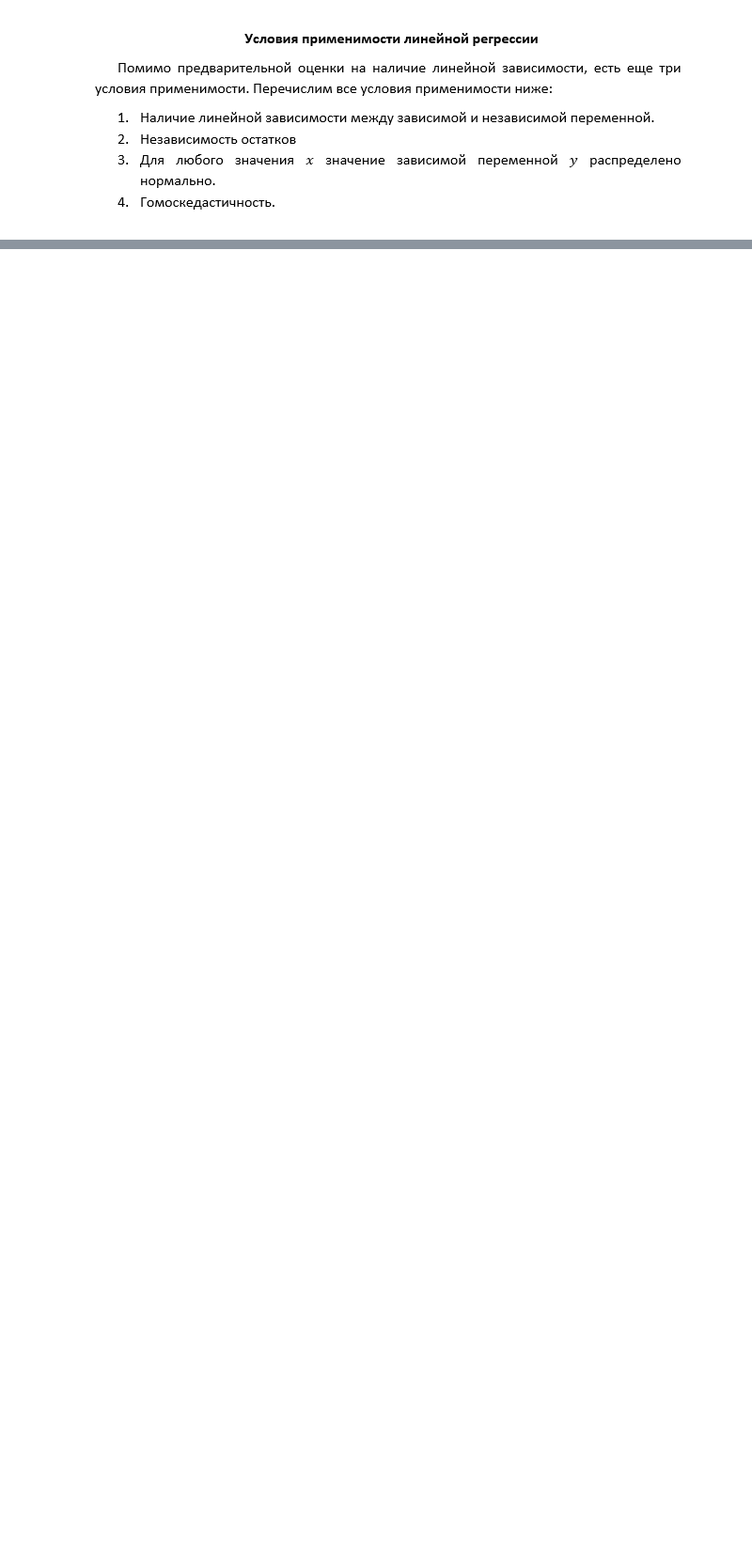
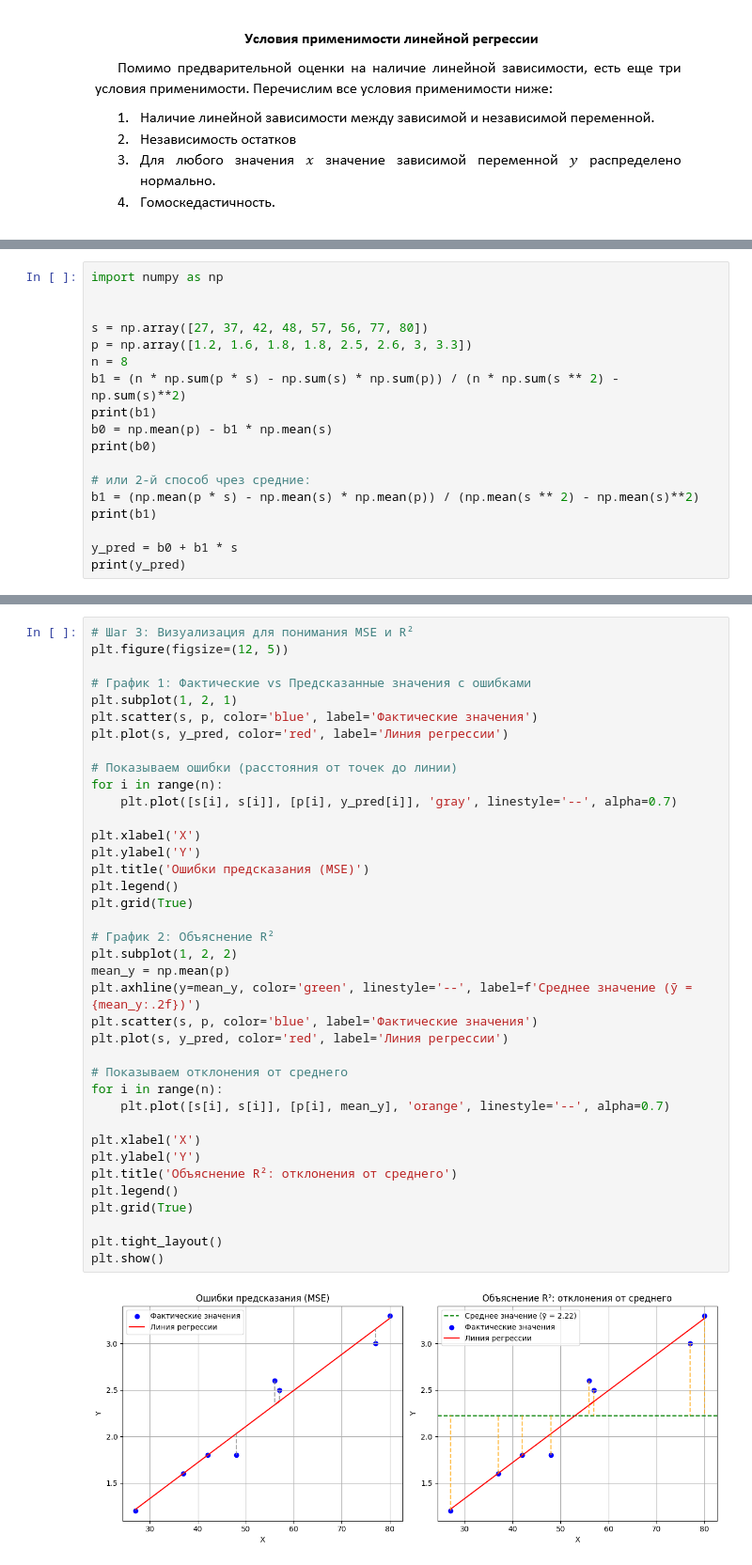
Before and after one commit to antipovaya/probability-theory-and-mathematical-statistics, a Jupyter notebook: Линейная_регрессия_Логистическая_регрессия.ipynb, the cells around one changed output, grey strips where cells are left out. Shown: that part at 94% size. Cells and saved outputs as stored; diff of their text form; blank space fills up the shorter version.

```diff
--- a/Линейная_регрессия_Логистическая_регрессия.ipynb
+++ b/Линейная_регрессия_Логистическая_регрессия.ipynb
@@ -4,3 +4,21 @@
 ![image.png](embedded-picture-1)
 # %% [markdown]
 ![image.png](embedded-picture-1)
+# %%
+import numpy as np
+
+
+s = np.array([27, 37, 42, 48, 57, 56, 77, 80])
+p = np.array([1.2, 1.6, 1.8, 1.8, 2.5, 2.6, 3, 3.3])
+n = 8
+b1 = (n * np.sum(p * s) - np.sum(s) * np.sum(p)) / (n * np.sum(s ** 2) - np.sum(s)**2)
+print(b1)
+b0 = np.mean(p) - b1 * np.mean(s)
+print(b0)
+
+# или 2-й способ чрез средние:
+b1 = (np.mean(p * s) - np.mean(s) * np.mean(p)) / (np.mean(s ** 2) - np.mean(s)**2)
+print(b1)
+
+y_pred = b0 + b1 * s
+print(y_pred)
@@ -8,0 +135,40 @@
+# %%
+# Шаг 3: Визуализация для понимания MSE и R²
+plt.figure(figsize=(12, 5))
+
+# График 1: Фактические vs Предсказанные значения с ошибками
+plt.subplot(1, 2, 1)
+plt.scatter(s, p, color='blue', label='Фактические значения')
+plt.plot(s, y_pred, color='red', label='Линия регрессии')
+
+# Показываем ошибки (расстояния от точек до линии)
+for i in range(n):
+    plt.plot([s[i], s[i]], [p[i], y_pred[i]], 'gray', linestyle='--', alpha=0.7)
+
+plt.xlabel('X')
+plt.ylabel('Y')
+plt.title('Ошибки предсказания (MSE)')
+plt.legend()
+plt.grid(True)
+
+# График 2: Объяснение R²
+plt.subplot(1, 2, 2)
+mean_y = np.mean(p)
+plt.axhline(y=mean_y, color='green', linestyle='--', label=f'Среднее значение (ȳ = {mean_y:.2f})')
+plt.scatter(s, p, color='blue', label='Фактические значения')
+plt.plot(s, y_pred, color='red', label='Линия регрессии')
+
+# Показываем отклонения от среднего
+for i in range(n):
+    plt.plot([s[i], s[i]], [p[i], mean_y], 'orange', linestyle='--', alpha=0.7)
+
+plt.xlabel('X')
+plt.ylabel('Y')
+plt.title('Объяснение R²: отклонения от среднего')
+plt.legend()
+plt.grid(True)
+
+plt.tight_layout()
+plt.show()
+# %% [output]
+[figure, added]
```
Also changed, not shown: parts of 10 cells of this notebook.
